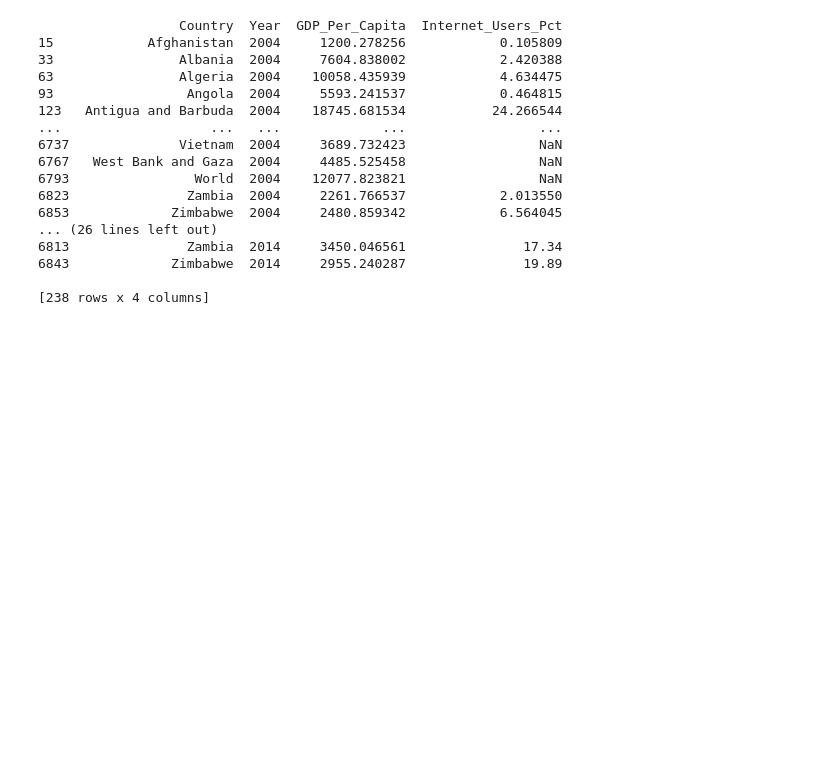
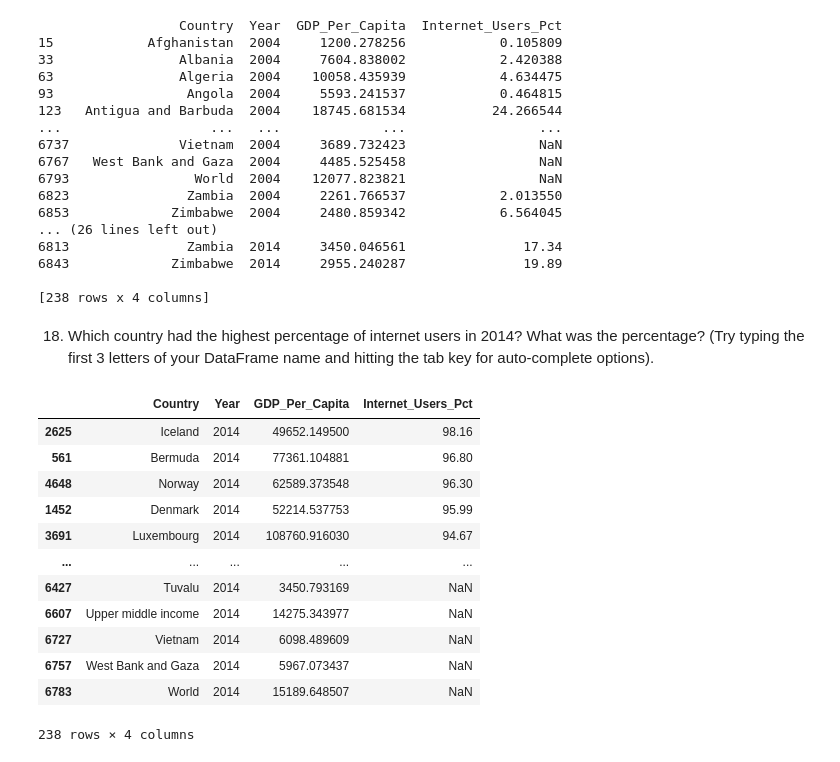
Before and after one commit to Cuiweiyi/gdp-and-internet-usage-Cuiweiyi, a Jupyter notebook: notebooks/Setup for the gdp_percap.ipynb, the cells around one changed output. Drawn from its saved outputs; the diff is of its cells as text; code cells hidden in the pictures; blank space fills up the shorter version.

```diff
--- a/notebooks/Setup for the gdp_percap.ipynb
+++ b/notebooks/Setup for the gdp_percap.ipynb
@@ -195,0 +208,19 @@ print(gdpi_14)
+# %% [markdown]
+18. Which country had the highest percentage of internet users in 2014? What was the percentage? (Try typing the first 3 letters of your DataFrame name and hitting the tab key for auto-complete options).
+# %%
+gdpi_14.sort_values(by= 'Internet_Users_Pct', ascending=False)
+# Way to go Iceland! 98.16% is not too shabby.
+# %% [output]
+|  | Country | Year | GDP_Per_Capita | Internet_Users_Pct |
+| 2625 | Iceland | 2014 | 49652.149500 | 98.16 |
+| 561 | Bermuda | 2014 | 77361.104881 | 96.80 |
+| 4648 | Norway | 2014 | 62589.373548 | 96.30 |
+| 1452 | Denmark | 2014 | 52214.537753 | 95.99 |
+| 3691 | Luxembourg | 2014 | 108760.916030 | 94.67 |
+| ... | ... | ... | ... | ... |
+| 6427 | Tuvalu | 2014 | 3450.793169 | NaN |
+| 6607 | Upper middle income | 2014 | 14275.343977 | NaN |
+| 6727 | Vietnam | 2014 | 6098.489609 | NaN |
+| 6757 | West Bank and Gaza | 2014 | 5967.073437 | NaN |
+| 6783 | World | 2014 | 15189.648507 | NaN |
+238 rows × 4 columns
```
Also changed, not shown: parts of 16 cells of this notebook.
